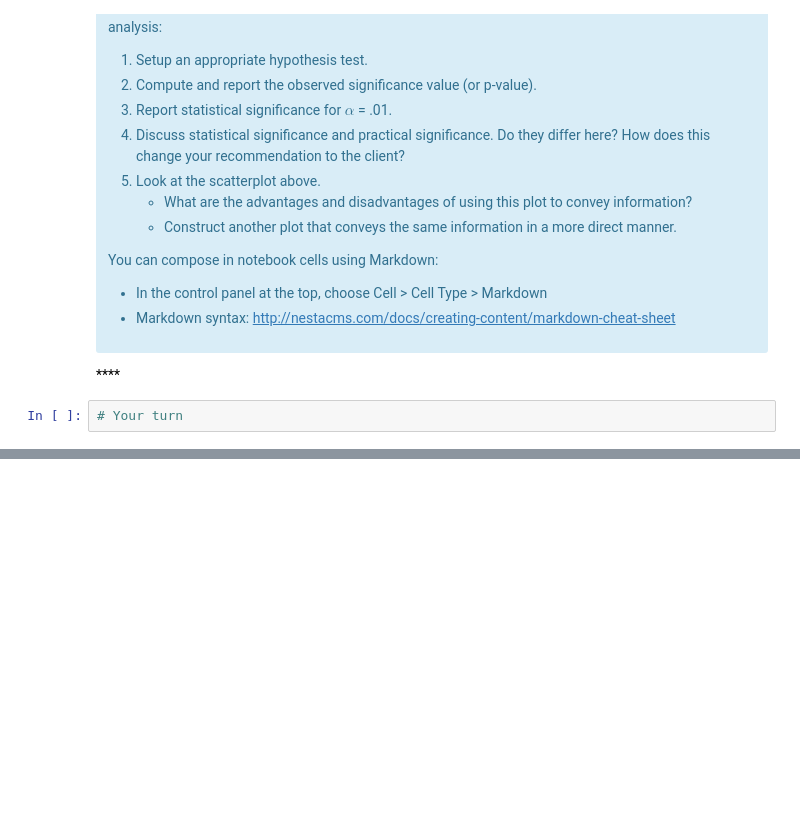
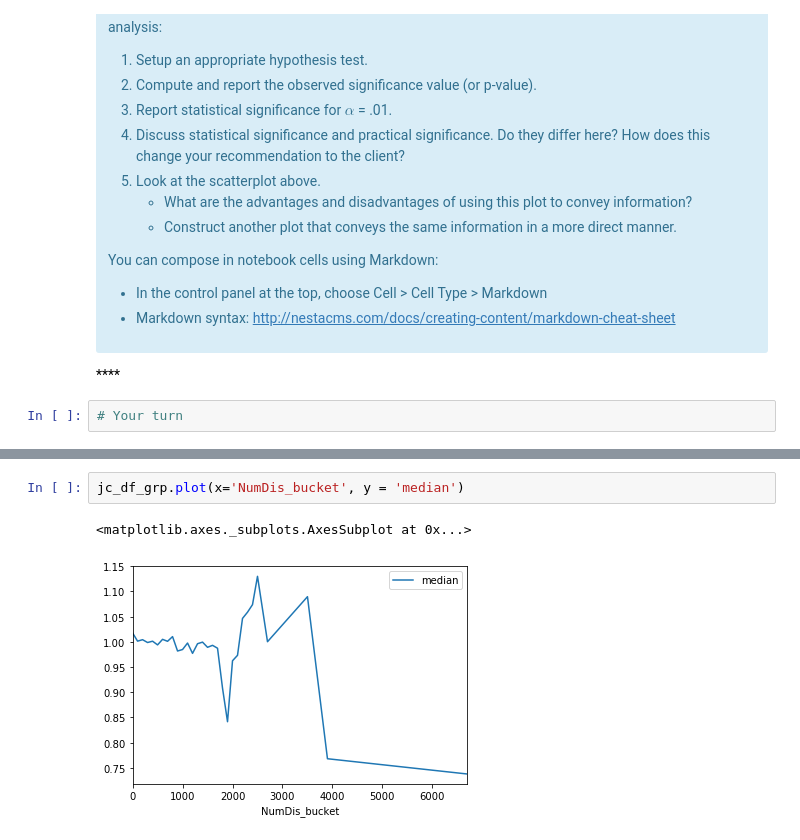
Before and after one commit to Jvcalin/Springboard-Data-Science-Intensive-Capstone-Project, a Jupyter notebook: EDA_Projects/hospital_readmit/sliderule_dsi_inferential_statistics_exercise_3.ipynb, the cells around one changed output, grey strips where cells are left out. Cells and saved outputs as stored; diff of their text form; blank space fills up the shorter version.

```diff
--- a/EDA_Projects/hospital_readmit/sliderule_dsi_inferential_statistics_exercise_3.ipynb
+++ b/EDA_Projects/hospital_readmit/sliderule_dsi_inferential_statistics_exercise_3.ipynb
@@ -116,0 +228,5 @@ You can compose in notebook cells using Markdown:
+# %%
+jc_df_grp.plot(x='NumDis_bucket', y = 'median')
+# %% [output]
+<matplotlib.axes._subplots.AxesSubplot at 0x...>
+[figure, added]
```
Also changed, not shown: parts of 14 cells of this notebook, 5 other files.
